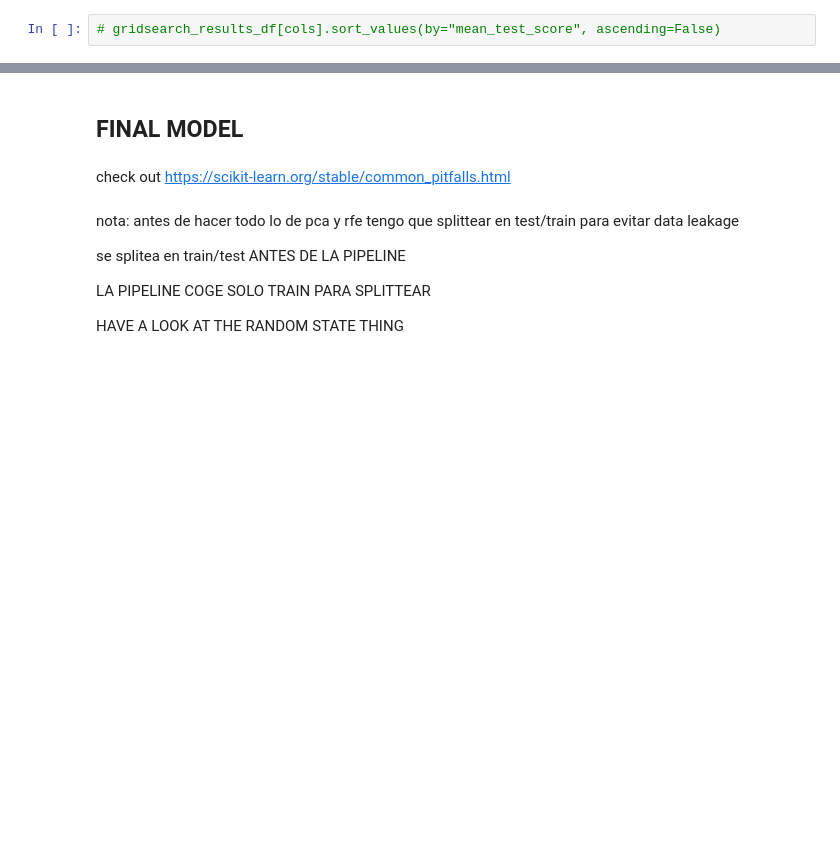
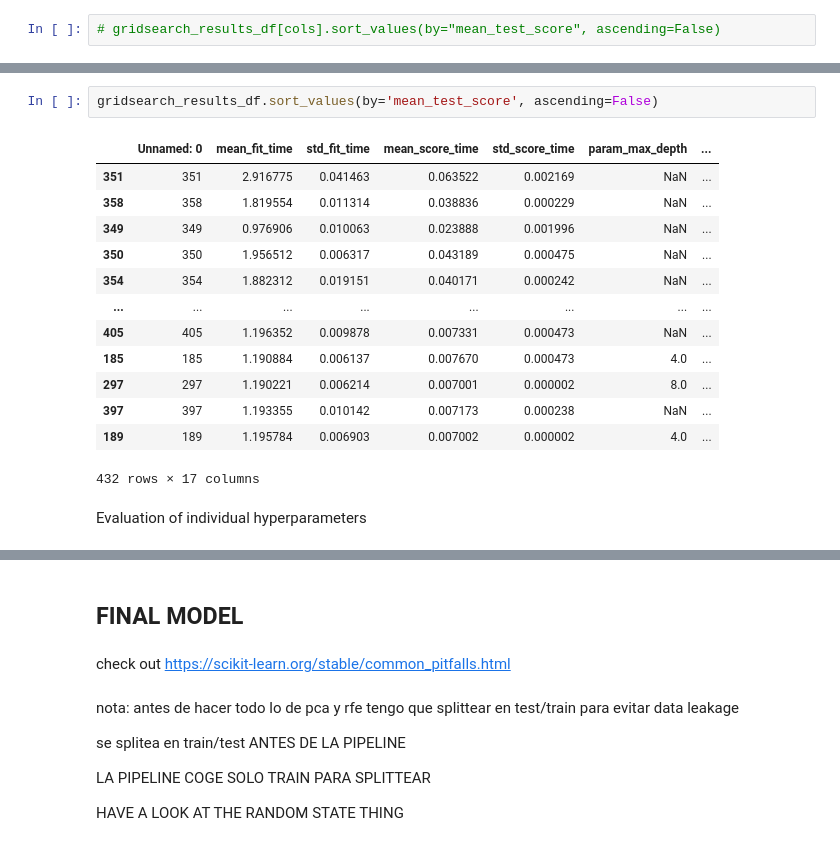
Before and after one commit to alberto-lorente/Make_Believe_v2, a Jupyter notebook: 2. Model building.ipynb, the cells around one changed output, grey strips where cells are left out. Cells and saved outputs as stored; diff of their text form; blank space fills up the shorter version.

```diff
--- a/2. Model building.ipynb
+++ b/2. Model building.ipynb
@@ -307,0 +328,18 @@ gridsearch_results_df.to_csv("gridsearch_results_05-08.csv")
+# %%
+gridsearch_results_df.sort_values(by='mean_test_score', ascending=False)
+# %% [output]
+|  | Unnamed: 0 | mean_fit_time | std_fit_time | mean_score_time | std_score_time | param_max_depth | ... |
+| 351 | 351 | 2.916775 | 0.041463 | 0.063522 | 0.002169 | NaN | ... |
+| 358 | 358 | 1.819554 | 0.011314 | 0.038836 | 0.000229 | NaN | ... |
+| 349 | 349 | 0.976906 | 0.010063 | 0.023888 | 0.001996 | NaN | ... |
+| 350 | 350 | 1.956512 | 0.006317 | 0.043189 | 0.000475 | NaN | ... |
+| 354 | 354 | 1.882312 | 0.019151 | 0.040171 | 0.000242 | NaN | ... |
+| ... | ... | ... | ... | ... | ... | ... | ... |
+| 405 | 405 | 1.196352 | 0.009878 | 0.007331 | 0.000473 | NaN | ... |
+| 185 | 185 | 1.190884 | 0.006137 | 0.007670 | 0.000473 | 4.0 | ... |
+| 297 | 297 | 1.190221 | 0.006214 | 0.007001 | 0.000002 | 8.0 | ... |
+| 397 | 397 | 1.193355 | 0.010142 | 0.007173 | 0.000238 | NaN | ... |
+| 189 | 189 | 1.195784 | 0.006903 | 0.007002 | 0.000002 | 4.0 | ... |
+432 rows × 17 columns
+# %% [markdown]
+Evaluation of individual hyperparameters
```
Also changed, not shown: parts of 20 cells of this notebook.
